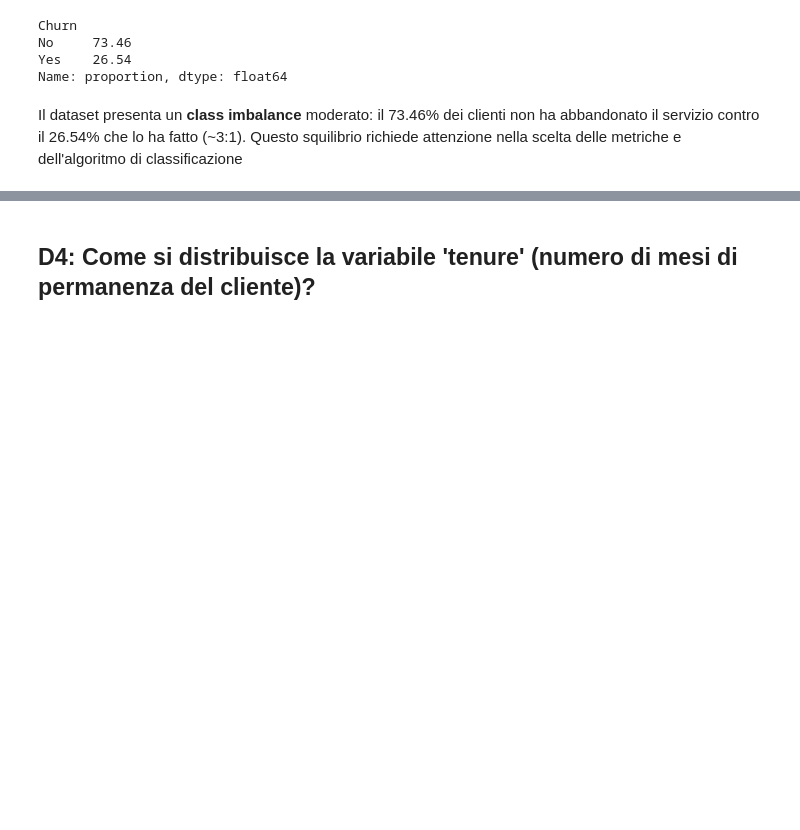
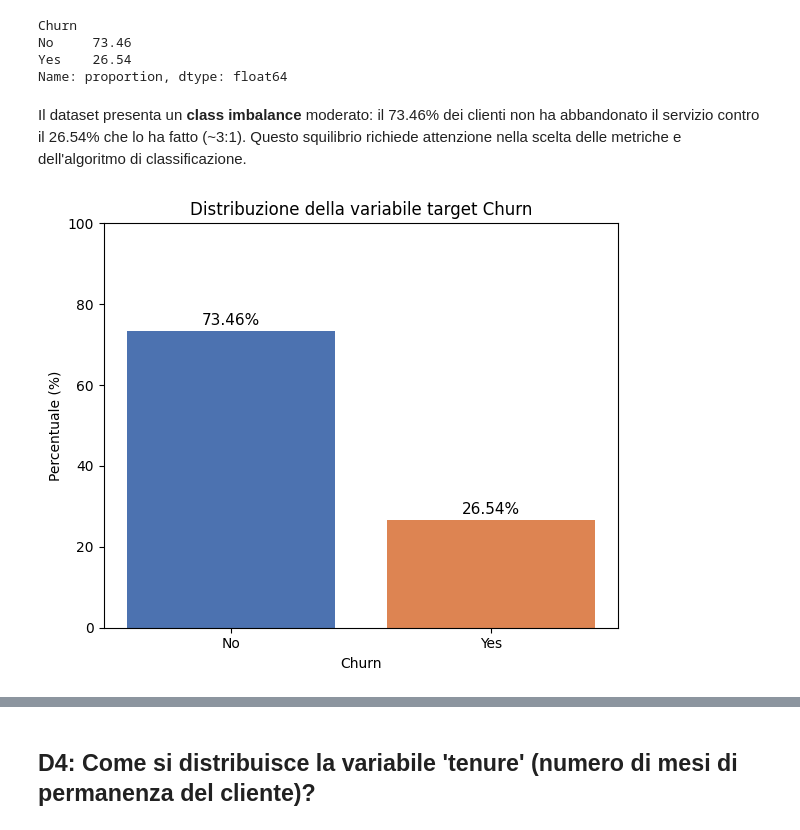
Before and after one commit to aurorap1/Progetto-Data-Science-Gruppo-8-, a Jupyter notebook: Notebook/ProgettoDataScienceGruppo_8.ipynb, the cells around one changed output, grey strips where cells are left out. Saved outputs shown, nothing was run; the diff lists cells and outputs as text; code cells hidden in the pictures; blank space fills up the shorter version.

```diff
--- a/Notebook/ProgettoDataScienceGruppo_8.ipynb
+++ b/Notebook/ProgettoDataScienceGruppo_8.ipynb
@@ -144,4 +147,24 @@ No     73.46
 Yes    26.54
 Name: proportion, dtype: float64
 # %% [markdown]
-Il dataset presenta un **class imbalance** moderato: il 73.46% dei clienti non ha abbandonato il servizio contro il 26.54% che lo ha fatto (~3:1). Questo squilibrio richiede attenzione nella scelta delle metriche e dell'algoritmo di classificazione
+Il dataset presenta un **class imbalance** moderato: il 73.46% dei clienti non ha abbandonato il servizio contro il 26.54% che lo ha fatto (~3:1). Questo squilibrio richiede attenzione nella scelta delle metriche e dell'algoritmo di classificazione.
+# %%
+# Grafico a barre per visualizzare lo squilibrio delle classi
+plt.figure(figsize=(6,5))
+colori = ['#4C72B0', '#DD8452']
+barre = plt.bar(churn_percentuale.index, churn_percentuale.values, color=colori)
+
+plt.title('Distribuzione della variabile target Churn')
+plt.xlabel('Churn')
+plt.ylabel('Percentuale (%)')
+plt.ylim(0, 100)
+
+# Etichette con la percentuale sopra ogni barra
+for barra, valore in zip(barre, churn_percentuale.values):
+    plt.text(barra.get_x() + barra.get_width()/2, valore + 1.5,
+              f'{valore:.2f}%', ha='center', fontsize=11)
+
+plt.tight_layout()
+plt.show()
+# %% [output]
+[figure, added]
```
Also changed, not shown: parts of 106 cells of this notebook.
